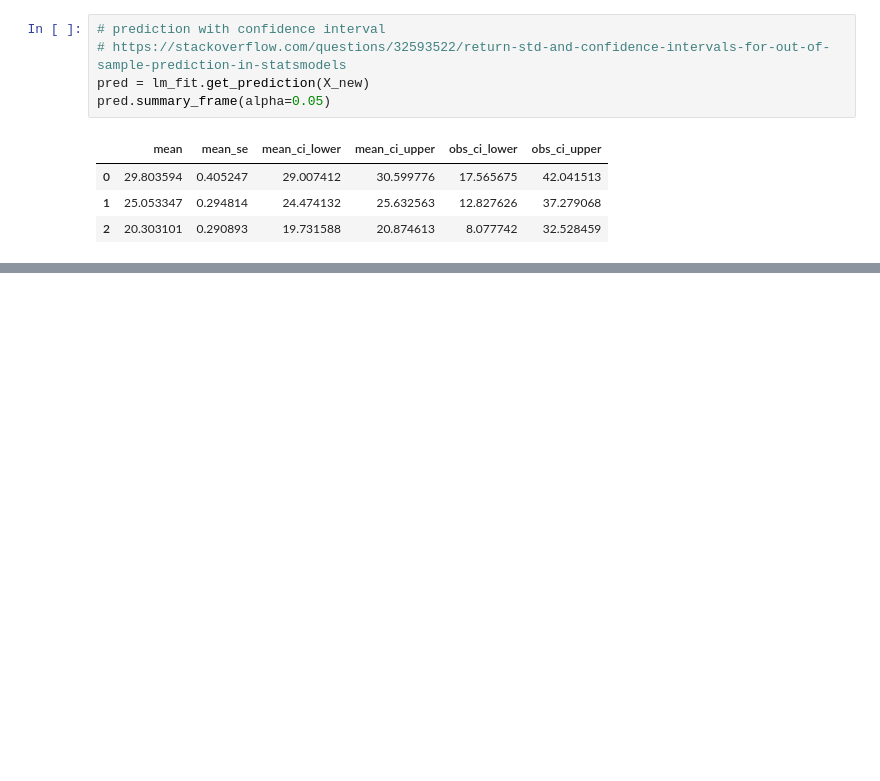
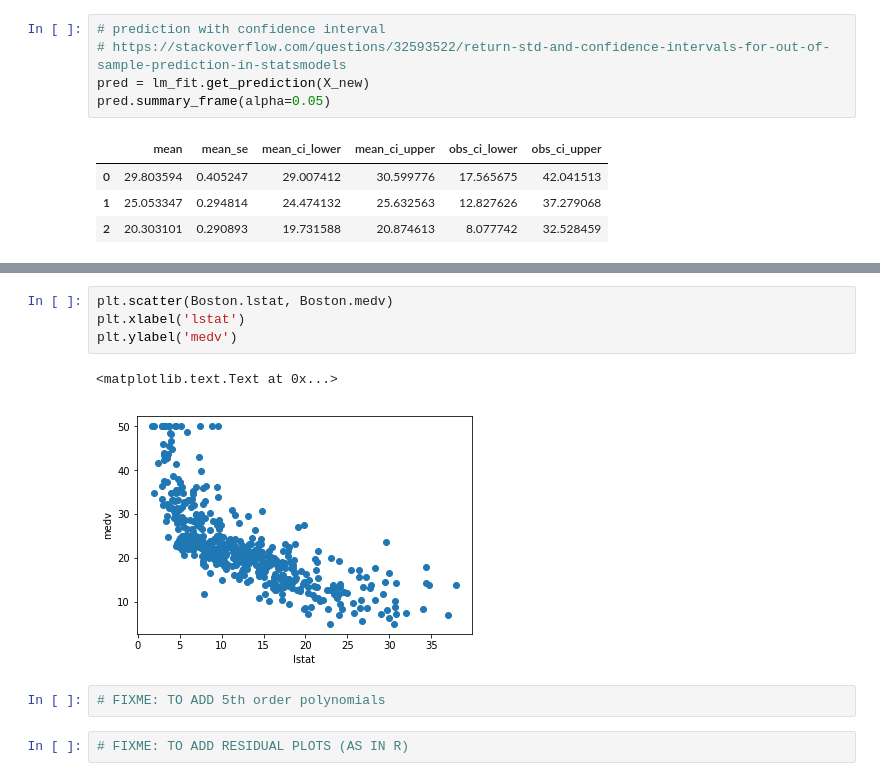
Before and after one commit to joswoo/pattern-recognition, a Jupyter notebook: lab3.ipynb, the cells around one changed output, grey strips where cells are left out. Saved outputs shown, nothing was run; the diff lists cells and outputs as text; blank space fills up the shorter version.

```diff
--- a/lab3.ipynb
+++ b/lab3.ipynb
@@ -109,0 +253,11 @@ pred.summary_frame(alpha=0.05)
+# %%
+plt.scatter(Boston.lstat, Boston.medv)
+plt.xlabel('lstat')
+plt.ylabel('medv')
+# %% [output]
+<matplotlib.text.Text at 0x...>
+[figure, added]
+# %%
+# FIXME: TO ADD 5th order polynomials
+# %%
+# FIXME: TO ADD RESIDUAL PLOTS (AS IN R)
```
Also changed, not shown: parts of 10 cells of this notebook.
